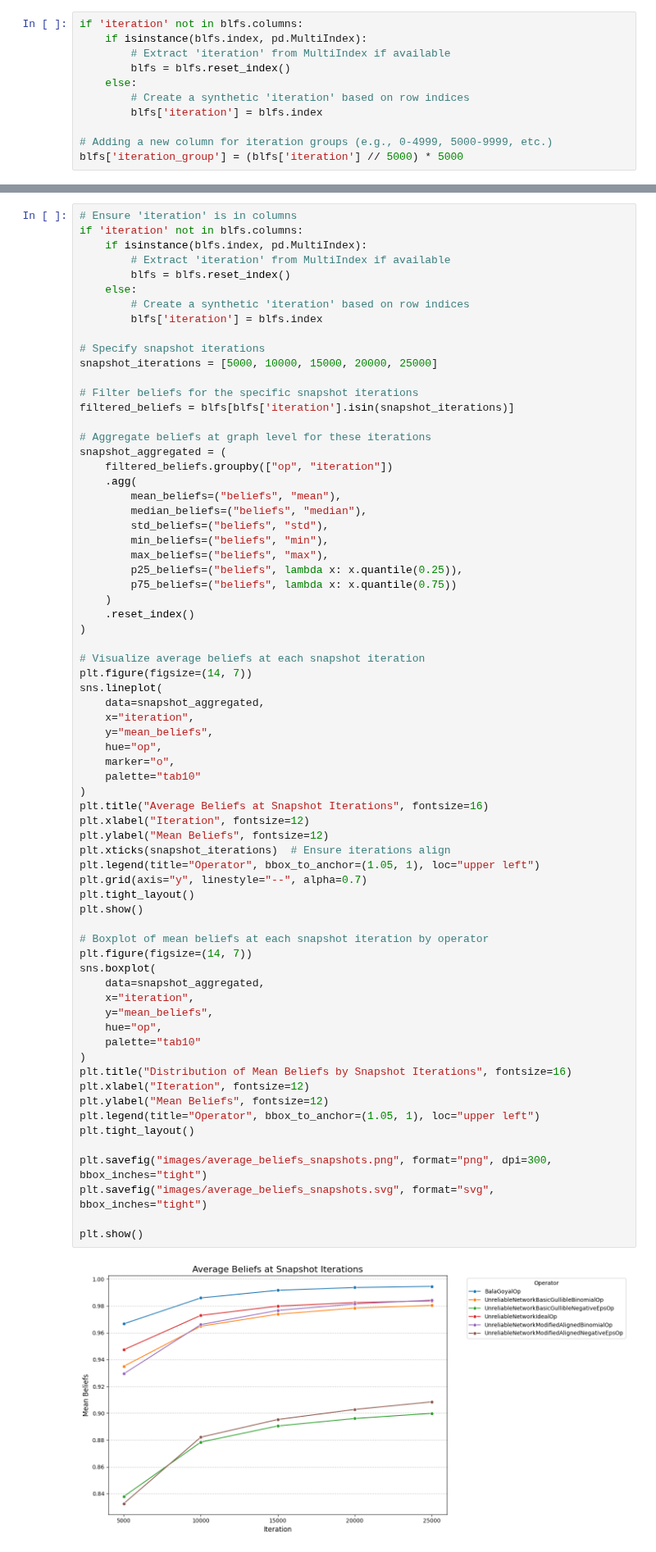
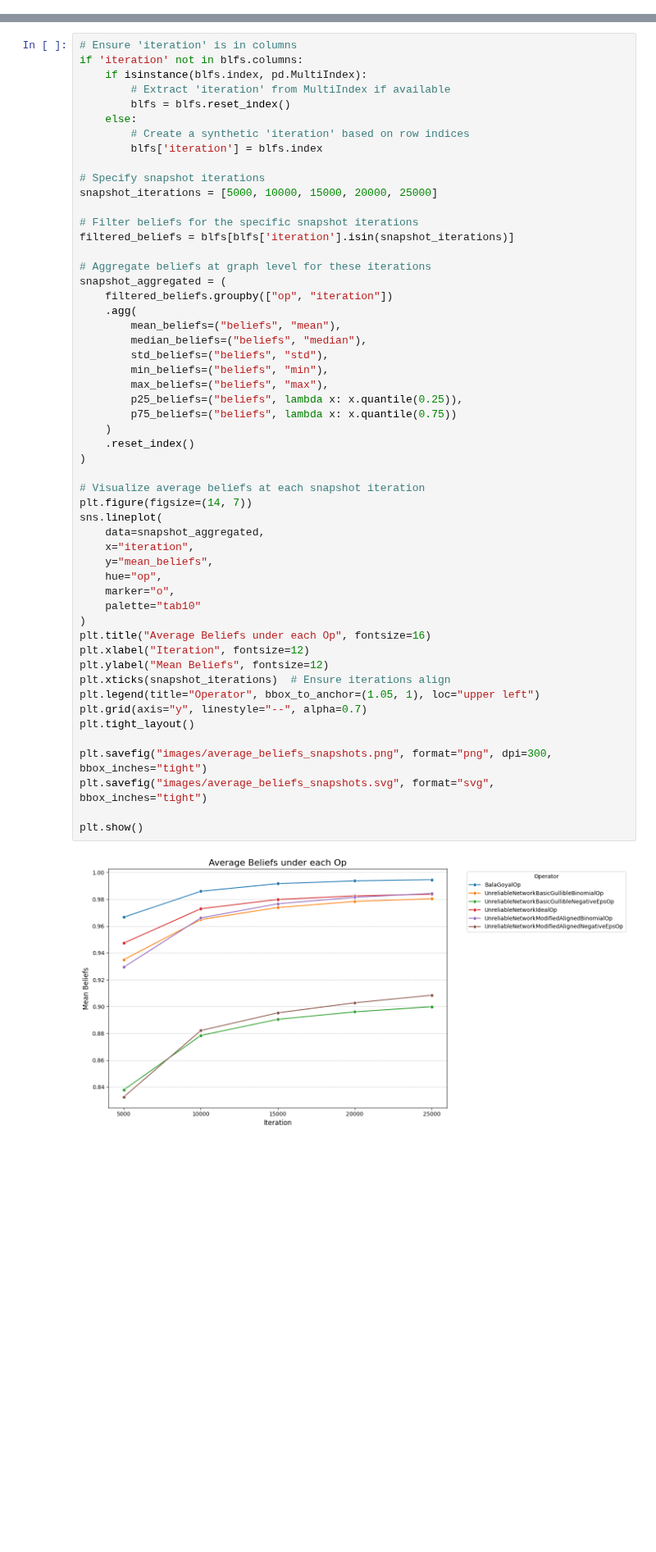
Before and after one commit to alexandroskoliousis/polygraphs, a Jupyter notebook: examples/francisbacon/beliefs_stats.ipynb, the cells around one changed output, grey strips where cells are left out. Shown at 82% size. Saved outputs shown, nothing was run; the diff lists cells and outputs as text; blank space fills up the shorter version.

Commit message:
beliefs by iterations at stops

```diff
--- a/examples/francisbacon/beliefs_stats.ipynb
+++ b/examples/francisbacon/beliefs_stats.ipynb
@@ -155,11 +152,0 @@ UnreliableNetworkModifiedAlignedBinomialOp vs UnreliableNetworkModifiedAlignedNe
-# %%
-if 'iteration' not in blfs.columns:
-    if isinstance(blfs.index, pd.MultiIndex):
-        # Extract 'iteration' from MultiIndex if available
-        blfs = blfs.reset_index()
-    else:
-        # Create a synthetic 'iteration' based on row indices
-        blfs['iteration'] = blfs.index
-
-# Adding a new column for iteration groups (e.g., 0-4999, 5000-9999, etc.)
-blfs['iteration_group'] = (blfs['iteration'] // 5000) * 5000
@@ -285,48 +178,32 @@ snapshot_aggregated = (
         min_beliefs=("beliefs", "min"),
         max_beliefs=("beliefs", "max"),
         p25_beliefs=("beliefs", lambda x: x.quantile(0.25)),
         p75_beliefs=("beliefs", lambda x: x.quantile(0.75))
     )
     .reset_index()
 )
 
 # Visualize average beliefs at each snapshot iteration
 plt.figure(figsize=(14, 7))
 sns.lineplot(
     data=snapshot_aggregated,
     x="iteration",
     y="mean_beliefs",
     hue="op",
     marker="o",
     palette="tab10"
 )
-plt.title("Average Beliefs at Snapshot Iterations", fontsize=16)
+plt.title("Average Beliefs under each Op", fontsize=16)
 plt.xlabel("Iteration", fontsize=12)
 plt.ylabel("Mean Beliefs", fontsize=12)
 plt.xticks(snapshot_iterations)  # Ensure iterations align
 plt.legend(title="Operator", bbox_to_anchor=(1.05, 1), loc="upper left")
 plt.grid(axis="y", linestyle="--", alpha=0.7)
 plt.tight_layout()
-plt.show()
-
-# Boxplot of mean beliefs at each snapshot iteration by operator
-plt.figure(figsize=(14, 7))
-sns.boxplot(
-    data=snapshot_aggregated,
-    x="iteration",
-    y="mean_beliefs",
-    hue="op",
-    palette="tab10"
-)
-plt.title("Distribution of Mean Beliefs by Snapshot Iterations", fontsize=16)
-plt.xlabel("Iteration", fontsize=12)
-plt.ylabel("Mean Beliefs", fontsize=12)
-plt.legend(title="Operator", bbox_to_anchor=(1.05, 1), loc="upper left")
-plt.tight_layout()
 
 plt.savefig("images/average_beliefs_snapshots.png", format="png", dpi=300, bbox_inches="tight")
 plt.savefig("images/average_beliefs_snapshots.svg", format="svg", bbox_inches="tight")
 
 plt.show()
 # %% [output]
-[figure, old version]
+[figure, new version]
```
Also changed, not shown: parts of 13 cells of this notebook, 2 other files.
